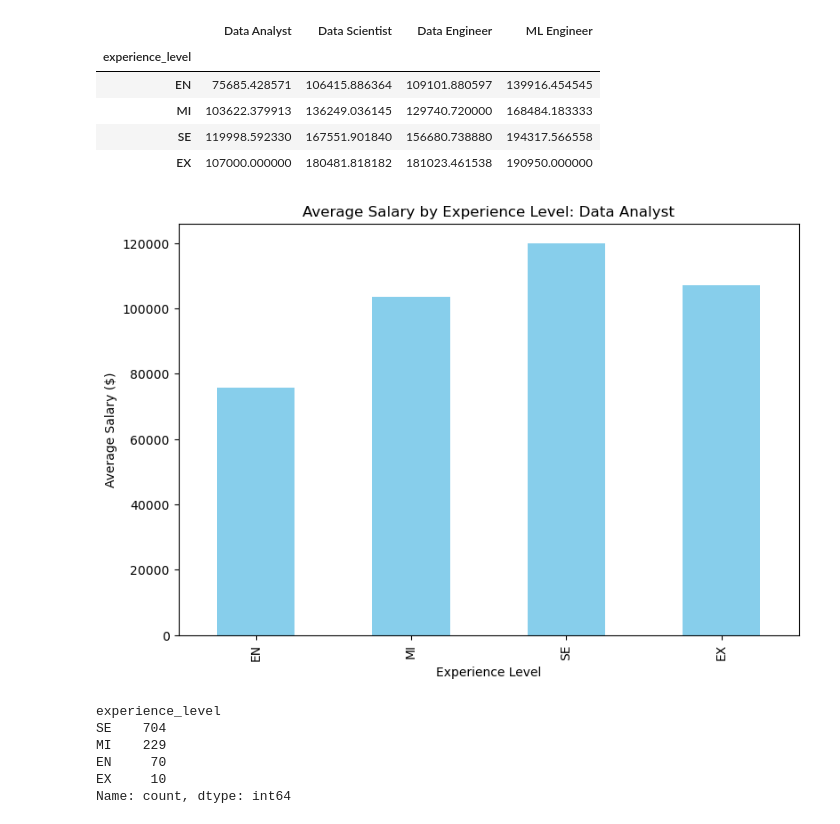
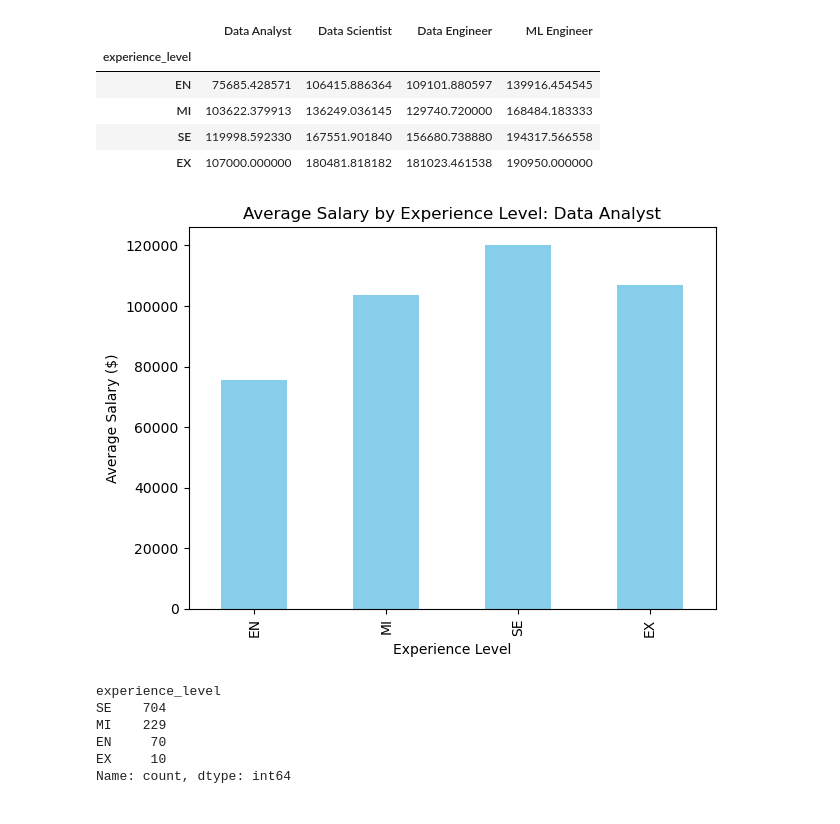
Before and after one commit to christian-a-smith/project-1, a Jupyter notebook: Experience Levels/experience_levels.ipynb, the cells around one changed output. Cells and saved outputs as stored; diff of their text form; code cells hidden in the pictures.

```diff
--- a/Experience Levels/experience_levels.ipynb
+++ b/Experience Levels/experience_levels.ipynb
@@ -115,13 +123,17 @@ avg_salaries_by_experience_level
 | MI | 103622.379913 | 136249.036145 | 129740.720000 | 168484.183333 |
 | SE | 119998.592330 | 167551.901840 | 156680.738880 | 194317.566558 |
 | EX | 107000.000000 | 180481.818182 | 181023.461538 | 190950.000000 |
-# %%
-avg_salaries_by_experience_level["Data Analyst"].plot(kind="bar", title="Average Salary by Experience Level: Data Analyst",
-                                                     ylabel="Average Salary ($)", xlabel="Experience Level", figsize=(9,6), color="skyblue")
-plt.savefig("Output/fig2.png")
-plt.show()
-# %% [output]
-[figure, removed]
+# %%
+def plot_avg_salaries(job_title):
+    avg_salaries_by_experience_level[job_title].plot(kind="bar", title=f"Average Salary by Experience Level: {job_title}",
+                                                     ylabel="Average Salary ($)", xlabel="Experience Level", color="skyblue")
+    plt.tight_layout()
+    plt.savefig(f"../Output/{job_title}.png")
+    plt.show()
+# %%
+plot_avg_salaries("Data Analyst")
+# %% [output]
+[figure, added]
 # %%
 # get value counts for data analyst experience levels to show reason for discrepancy
 data_analysts["experience_level"].value_counts()
```
Also changed, not shown: parts of 8 cells of this notebook, 9 other files.
